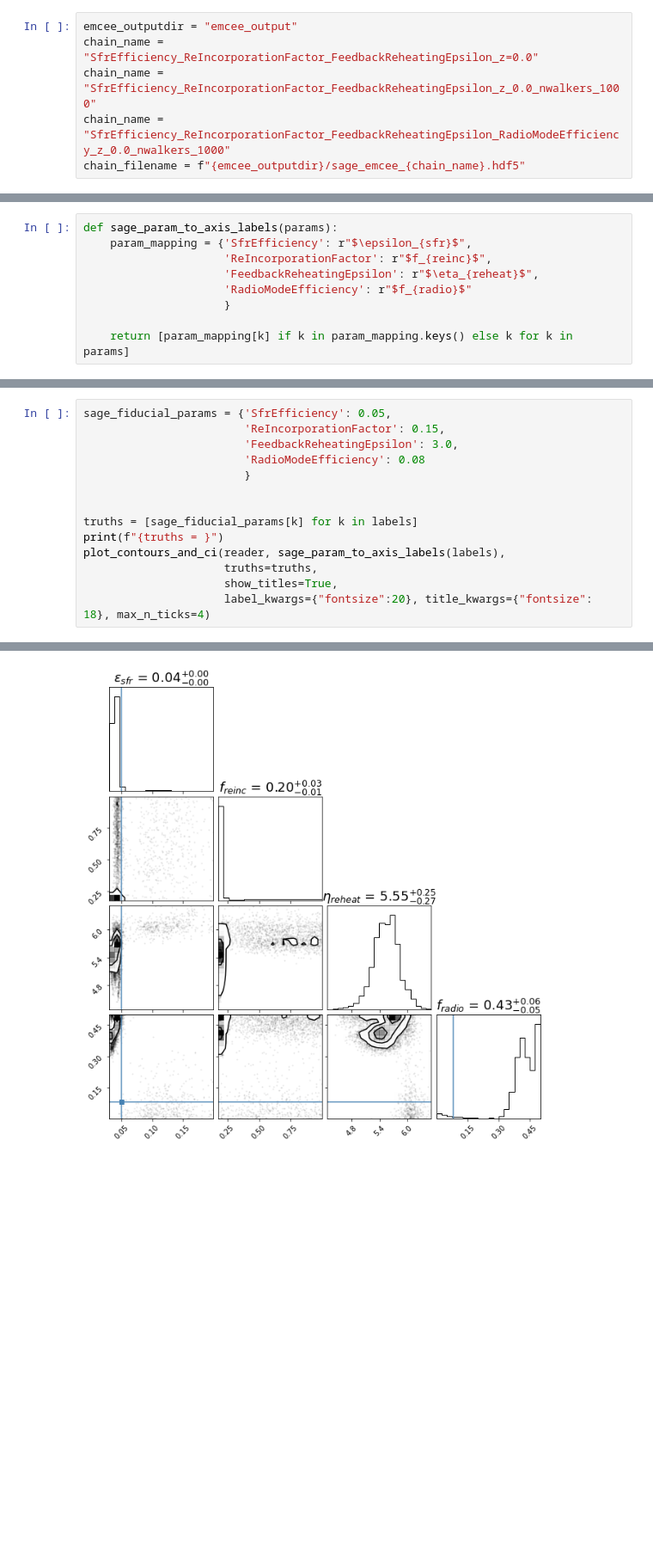
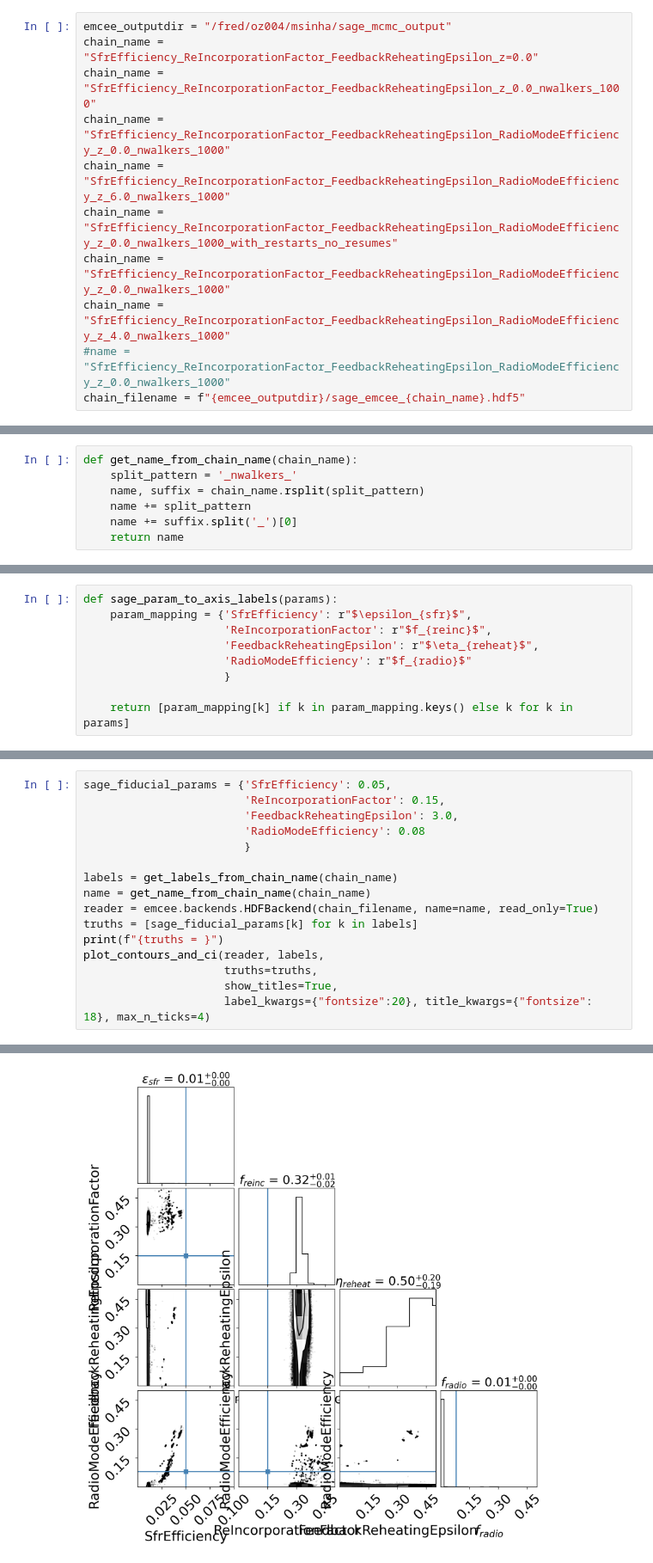
Before and after one commit to sage-home/sage-mcmc, a Jupyter notebook: plot_chains.ipynb, the cells around one changed output, grey strips where cells are left out. Shown at 86% size. Cells and saved outputs as stored; diff of their text form; blank space fills up the shorter version.

```diff
--- a/plot_chains.ipynb
+++ b/plot_chains.ipynb
@@ -14,10 +10,15 @@ rcParams["savefig.dpi"] = 100
 rcParams["figure.dpi"] = 100
 rcParams["font.size"] = 20
 # %%
-emcee_outputdir = "emcee_output"
+emcee_outputdir = "/fred/oz004/msinha/sage_mcmc_output"
 chain_name = "SfrEfficiency_ReIncorporationFactor_FeedbackReheatingEpsilon_z=0.0"
 chain_name = "SfrEfficiency_ReIncorporationFactor_FeedbackReheatingEpsilon_z_0.0_nwalkers_1000"
 chain_name = "SfrEfficiency_ReIncorporationFactor_FeedbackReheatingEpsilon_RadioModeEfficiency_z_0.0_nwalkers_1000"
+chain_name = "SfrEfficiency_ReIncorporationFactor_FeedbackReheatingEpsilon_RadioModeEfficiency_z_6.0_nwalkers_1000"
+chain_name = "SfrEfficiency_ReIncorporationFactor_FeedbackReheatingEpsilon_RadioModeEfficiency_z_0.0_nwalkers_1000_with_restarts_no_resumes"
+chain_name = "SfrEfficiency_ReIncorporationFactor_FeedbackReheatingEpsilon_RadioModeEfficiency_z_0.0_nwalkers_1000"
+chain_name = "SfrEfficiency_ReIncorporationFactor_FeedbackReheatingEpsilon_RadioModeEfficiency_z_4.0_nwalkers_1000"
+#name = "SfrEfficiency_ReIncorporationFactor_FeedbackReheatingEpsilon_RadioModeEfficiency_z_0.0_nwalkers_1000"
 chain_filename = f"{emcee_outputdir}/sage_emcee_{chain_name}.hdf5"
 # %%
 def get_labels_from_chain_name(chain_name):
@@ -27,3 +28,10 @@ def get_labels_from_chain_name(chain_name):
         labels.append(label)
     print(f"{labels =}")
     return labels
+# %%
+def get_name_from_chain_name(chain_name):
+    split_pattern = '_nwalkers_'
+    name, suffix = chain_name.rsplit(split_pattern)
+    name += split_pattern
+    name += suffix.split('_')[0]
+    return name
@@ -123,10 +159,12 @@ sage_fiducial_params = {'SfrEfficiency': 0.05,
                         'RadioModeEfficiency': 0.08
                         }
 
-
+labels = get_labels_from_chain_name(chain_name)
+name = get_name_from_chain_name(chain_name)
+reader = emcee.backends.HDFBackend(chain_filename, name=name, read_only=True)
 truths = [sage_fiducial_params[k] for k in labels]
 print(f"{truths = }")
-plot_contours_and_ci(reader, sage_param_to_axis_labels(labels),
+plot_contours_and_ci(reader, labels,
                      truths=truths,
                      show_titles=True,
                      label_kwargs={"fontsize":20}, title_kwargs={"fontsize": 18}, max_n_ticks=4)
@@ -141 +188 @@ $\displaystyle {RadioModeEfficiency} = 0.426_{-0.046}^{0.059}$
-[figure, old version]
+[figure, new version]
```
Also changed, not shown: parts of 9 cells of this notebook.
